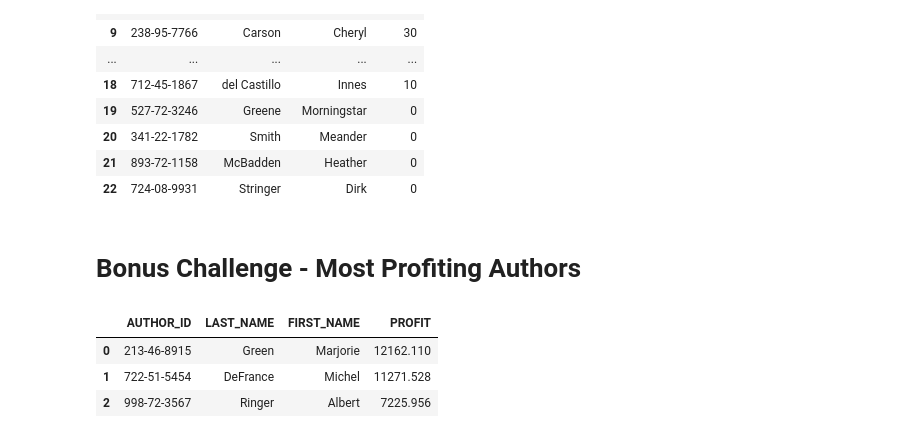
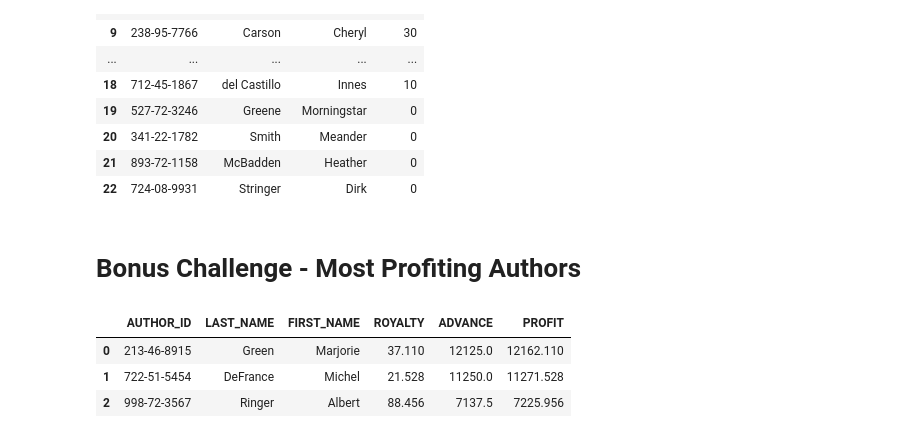
Before and after one commit to ta-datapt-bcn/lab-sql-select, a Jupyter notebook: your-code/solutions.ipynb, the cells around one changed output. Saved outputs shown, nothing was run; the diff lists cells and outputs as text; code cells hidden in the pictures.

```diff
--- a/your-code/solutions.ipynb
+++ b/your-code/solutions.ipynb
@@ -287,49 +281,9 @@ GROUP BY
-# %%
-sql="""
-SELECT
-    A.au_id as AUTHOR_ID,
-    A.au_lname as LAST_NAME,
-    A.au_fname as FIRST_NAME,
-    IFNULL(SUM(B.PROFITTA),0) as PROFIT
-FROM
-    `ironhack-data-analytics-265219.publications.authors` A
-LEFT JOIN
-(
-    SELECT
-        TA.au_id,
-        TA.title_id,
-        (IFNULL(T.price,0)*IFNULL(SUM(S.qty),0)*IFNULL(T.royalty,0)/100 + IFNULL(T.advance,0))*(TA.royaltyper/100) AS PROFITTA
-    FROM
-        `ironhack-data-analytics-265219.publications.titleauthor` TA
-    LEFT JOIN `ironhack-data-analytics-265219.publications.titles` T
-    ON
-        TA.title_id=T.title_id
-    LEFT JOIN
-        `ironhack-data-analytics-265219.publications.sales` S
-    ON
-        T.title_id=S.title_id
-    GROUP BY
-        TA.au_id,
-        TA.title_id,
-        T.price,
-        T.royalty,
-        T.advance,
-        TA.royaltyper
-) B
-ON A.au_id=B.au_id
-GROUP BY
-    A.au_id,
-    A.au_lname,
-    A.au_fname
-ORDER BY PROFIT DESC
-LIMIT 3
-    """
 # %%
 query_job = client.query(query=sql)
 df3=query_job.to_dataframe()
-df3.head()
+df3.head(70)
 # %% [output]
-|  | AUTHOR_ID | LAST_NAME | FIRST_NAME | PROFIT |
-| 0 | 213-46-8915 | Green | Marjorie | 12162.110 |
-| 1 | 722-51-5454 | DeFrance | Michel | 11271.528 |
-| 2 | 998-72-3567 | Ringer | Albert | 7225.956 |
+|  | AUTHOR_ID | LAST_NAME | FIRST_NAME | ROYALTY | ADVANCE | PROFIT |
+| 0 | 213-46-8915 | Green | Marjorie | 37.110 | 12125.0 | 12162.110 |
+| 1 | 722-51-5454 | DeFrance | Michel | 21.528 | 11250.0 | 11271.528 |
+| 2 | 998-72-3567 | Ringer | Albert | 88.456 | 7137.5 | 7225.956 |
```
Also changed, not shown: parts of 2 cells of this notebook.
